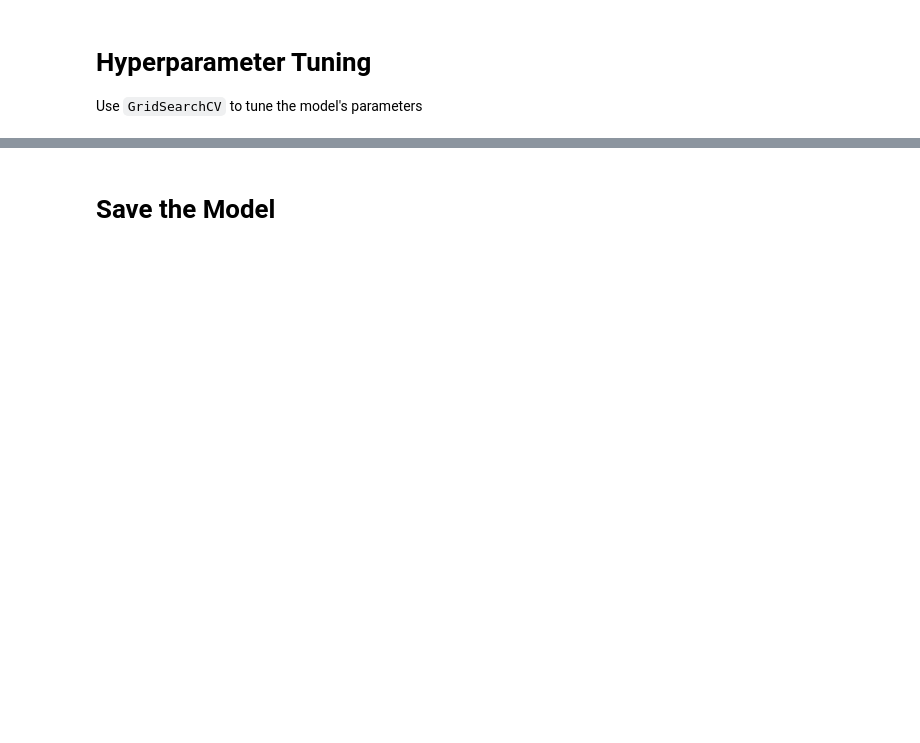
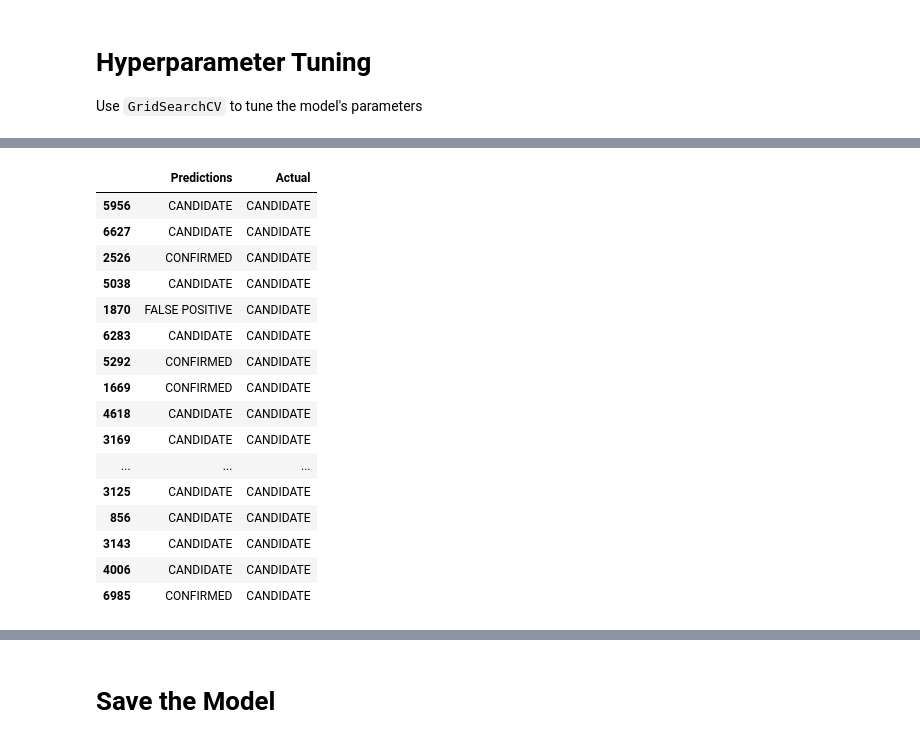
Before and after one commit to timi000/machine-learning-challenge-, a Jupyter notebook: starter_code/KNN.ipynb, the cells around one changed output, grey strips where cells are left out. Saved outputs shown, nothing was run; the diff lists cells and outputs as text; code cells hidden in the pictures; blank space fills up the shorter version.

```diff
--- a/starter_code/KNN.ipynb
+++ b/starter_code/KNN.ipynb
@@ -213,5 +228,27 @@ target.value_counts()
 # %%
-predictions=grid.predict(X_test)
+predictions=model1.predict(X_test_scaled)
+# %%
+pred_df=pd.DataFrame({"Predictions": predictions, "Actual": y_test})
+# %%
+pred_df.loc[pred_df["Actual"]=="CANDIDATE"].tail(40)
+# %% [output]
+|  | Predictions | Actual |
+| 5956 | CANDIDATE | CANDIDATE |
+| 6627 | CANDIDATE | CANDIDATE |
+| 2526 | CONFIRMED | CANDIDATE |
+| 5038 | CANDIDATE | CANDIDATE |
+| 1870 | FALSE POSITIVE | CANDIDATE |
+| 6283 | CANDIDATE | CANDIDATE |
+| 5292 | CONFIRMED | CANDIDATE |
+| 1669 | CONFIRMED | CANDIDATE |
+| 4618 | CANDIDATE | CANDIDATE |
+| 3169 | CANDIDATE | CANDIDATE |
+| ... | ... | ... |
+| 3125 | CANDIDATE | CANDIDATE |
+| 856 | CANDIDATE | CANDIDATE |
+| 3143 | CANDIDATE | CANDIDATE |
+| 4006 | CANDIDATE | CANDIDATE |
+| 6985 | CONFIRMED | CANDIDATE |
 # %%
 grid
 # %%
```
Also changed, not shown: parts of 14 cells of this notebook, 1 other file.
